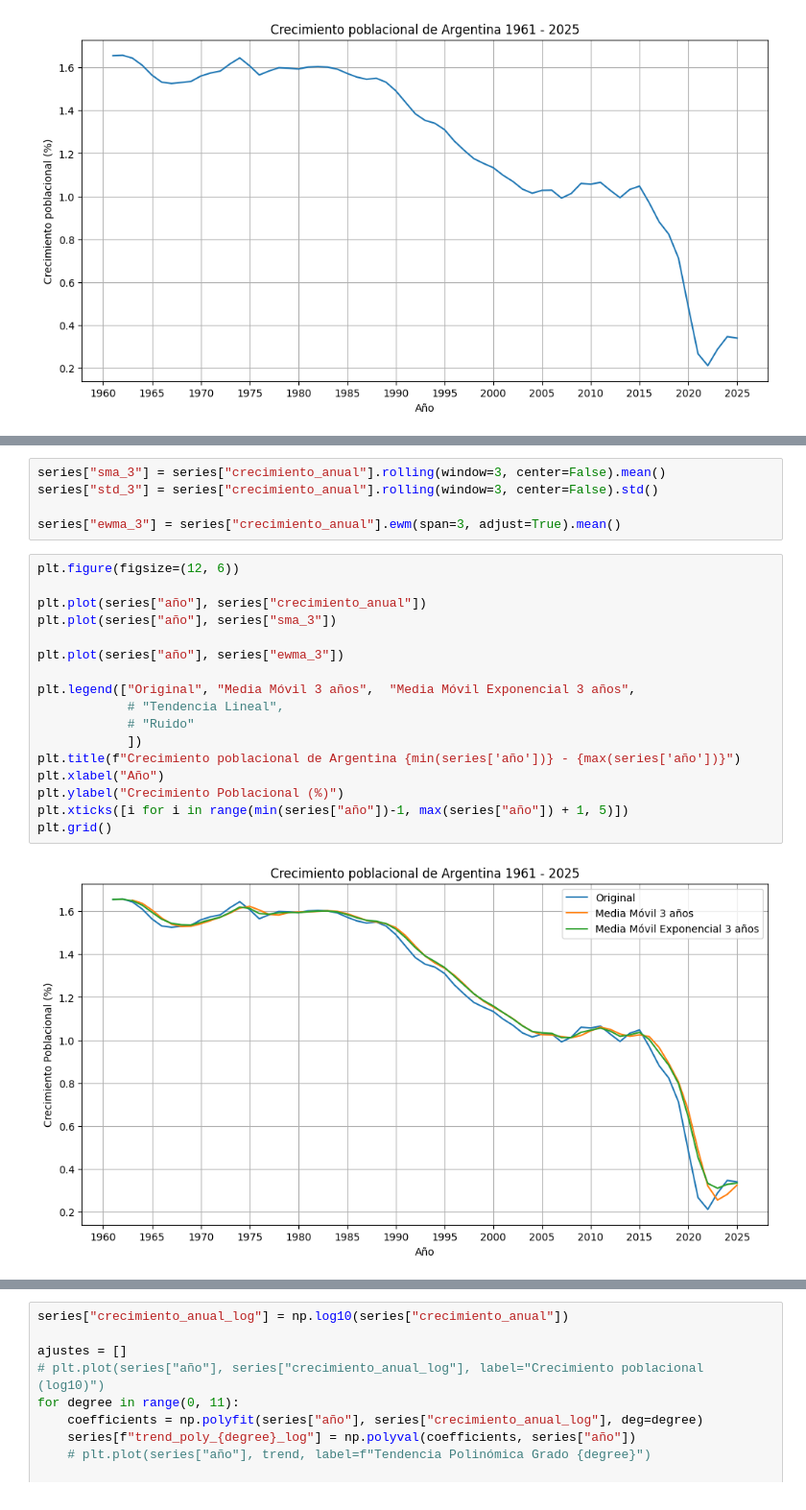
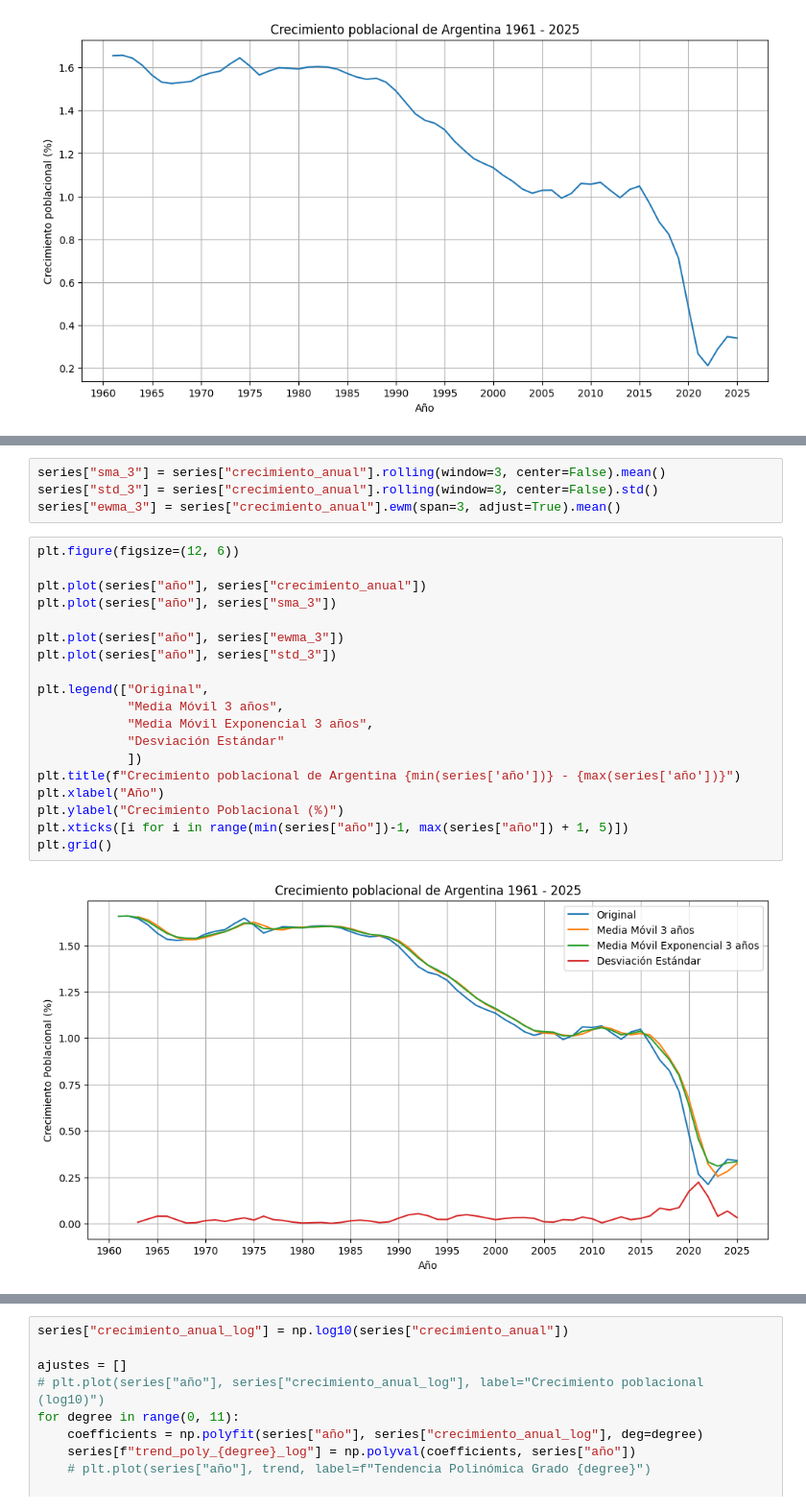
Before and after one commit to nadiasantillan/ucle-data, a Jupyter notebook: poblacion/analisis.ipynb, the cells around one changed output, grey strips where cells are left out. Shown at 96% size. Saved outputs shown, nothing was run; the diff lists cells and outputs as text.

```diff
--- a/poblacion/analisis.ipynb
+++ b/poblacion/analisis.ipynb
@@ -38,24 +54,25 @@ plt.grid()
 # %%
 series["sma_3"] = series["crecimiento_anual"].rolling(window=3, center=False).mean()
 series["std_3"] = series["crecimiento_anual"].rolling(window=3, center=False).std()
-
 series["ewma_3"] = series["crecimiento_anual"].ewm(span=3, adjust=True).mean()
 # %%
 plt.figure(figsize=(12, 6))
 
 plt.plot(series["año"], series["crecimiento_anual"])
 plt.plot(series["año"], series["sma_3"])
 
 plt.plot(series["año"], series["ewma_3"])
+plt.plot(series["año"], series["std_3"])
 
-plt.legend(["Original", "Media Móvil 3 años",  "Media Móvil Exponencial 3 años",
-            # "Tendencia Lineal",
-            # "Ruido"
+plt.legend(["Original",
+            "Media Móvil 3 años",
+            "Media Móvil Exponencial 3 años",
+            "Desviación Estándar"
             ])
 plt.title(f"Crecimiento poblacional de Argentina {min(series['año'])} - {max(series['año'])}")
 plt.xlabel("Año")
 plt.ylabel("Crecimiento Poblacional (%)")
 plt.xticks([i for i in range(min(series["año"])-1, max(series["año"]) + 1, 5)])
 plt.grid()
 # %% [output]
-[figure, old version]
+[figure, new version]
```
Also changed, not shown: parts of 11 cells of this notebook.
